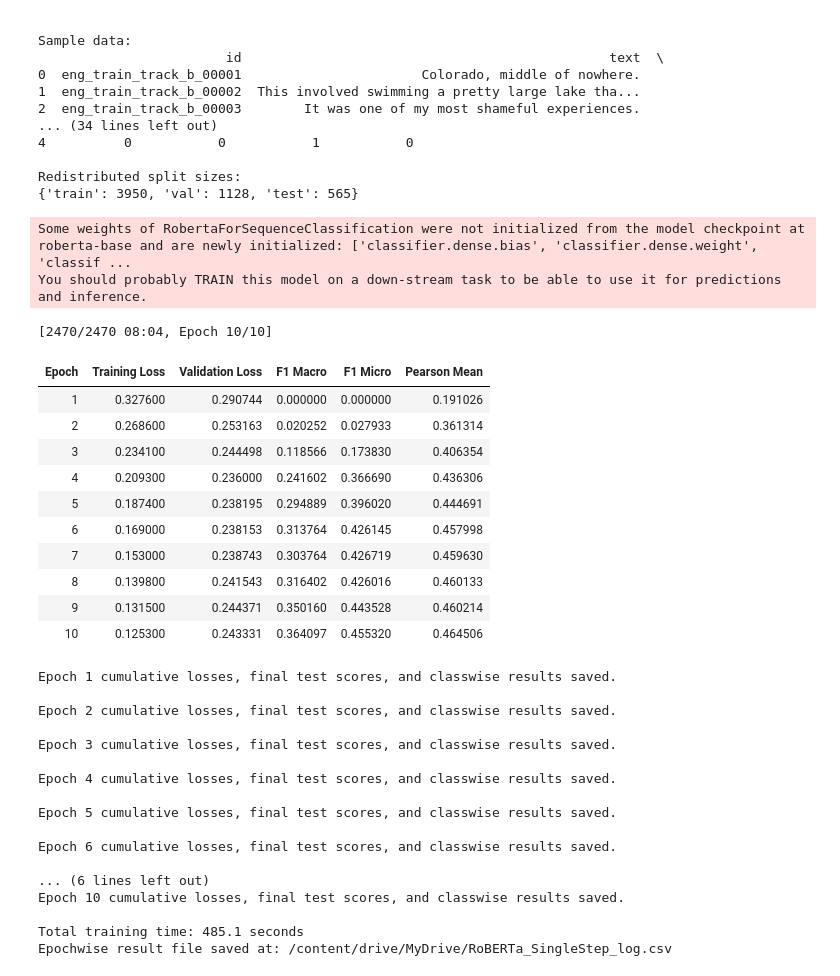
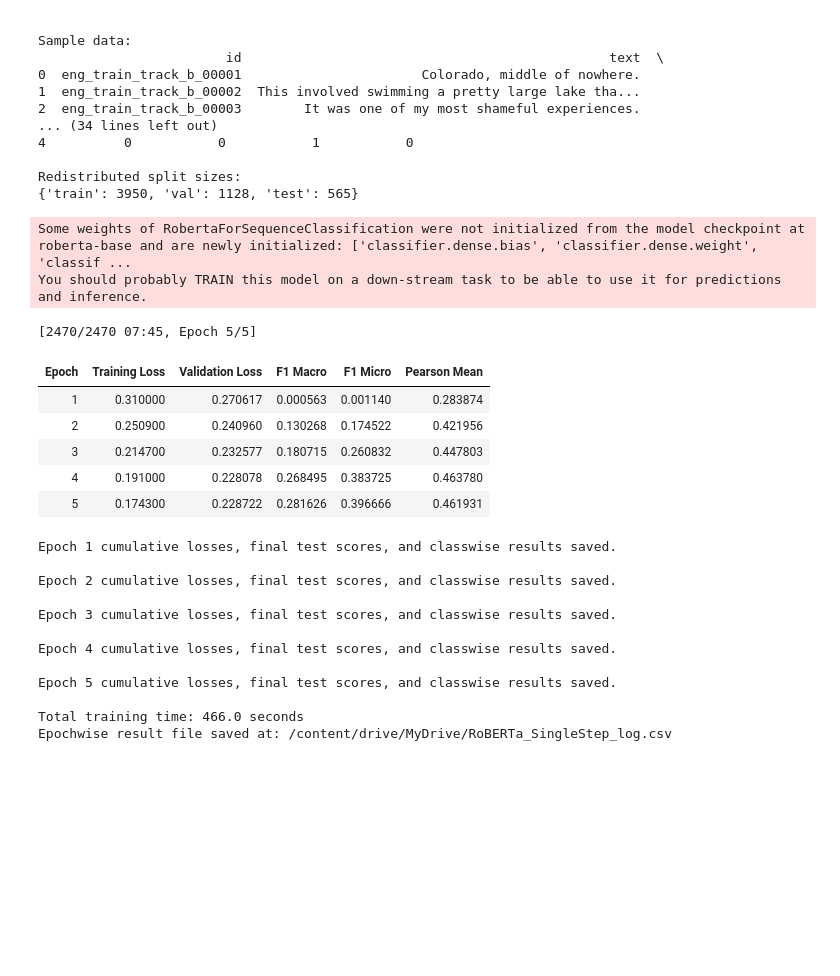
Before and after one commit to sharayumhaske22/Master_Thesis, a Jupyter notebook: RoBERTa_SingleStep.ipynb, the cells around one changed output. Cells and saved outputs as stored; diff of their text form; code cells hidden in the pictures; blank space fills up the shorter version.

```diff
--- a/RoBERTa_SingleStep.ipynb
+++ b/RoBERTa_SingleStep.ipynb
@@ -90,9 +90,9 @@ with open(LOG_FILE, "w", newline="", encoding="utf-8") as f:
 
     writer.writerow(["model", "roberta-base"])
     writer.writerow(["learning_rate", 2e-5])
-    writer.writerow(["train_batch_size", 16])
-    writer.writerow(["eval_batch_size", 16])
-    writer.writerow(["epochs", 4])
+    writer.writerow(["train_batch_size", 8])
+    writer.writerow(["eval_batch_size", 4])
+    writer.writerow(["epochs", 5])
     writer.writerow([])
 
 # =========================================================
@@ -498,9 +500,9 @@ training_args = TrainingArguments(
     output_dir="/content/roberta_output",
 
     learning_rate=2e-5,
-    per_device_train_batch_size=16,
-    per_device_eval_batch_size=16,
-    num_train_epochs=10,
+    per_device_train_batch_size=8,
+    per_device_eval_batch_size=4,
+    num_train_epochs=5,
 
     eval_strategy="epoch",
     logging_strategy="epoch",
@@ -526,44 +528,39 @@ callback = SaveEpochResultsCallback(
 
 trainer = Trainer(
     model=model,
     args=training_args,
     train_dataset=train_single,
     eval_dataset=val_single,
     data_collator=data_collator,
     processing_class=tokenizer,
     compute_metrics=compute_metrics,
     callbacks=[callback]
 )
 
 callback.trainer_ref = trainer
 
 
 # =========================================================
 # 17. TRAIN
 # =========================================================
 start = time.time()
 
 trainer.train()
 
 end = time.time()
 
 print(f"\nTotal training time: {end - start:.1f} seconds")
 print("Epochwise result file saved at:", LOG_FILE)
 # %% [output]
 Some weights of RobertaForSequenceClassification were not initialized from the model checkpoint at roberta-base and are newly initialized: ['classifier.dense.bias', 'classifier.dense.weight', 'classif ...
 You should probably TRAIN this model on a down-stream task to be able to use it for predictions and inference.
-[2470/2470 08:04, Epoch 10/10]
+[2470/2470 07:45, Epoch 5/5]
 | Epoch | Training Loss | Validation Loss | F1 Macro | F1 Micro | Pearson Mean |
-| 1 | 0.327600 | 0.290744 | 0.000000 | 0.000000 | 0.191026 |
-| 2 | 0.268600 | 0.253163 | 0.020252 | 0.027933 | 0.361314 |
-| 3 | 0.234100 | 0.244498 | 0.118566 | 0.173830 | 0.406354 |
-| 4 | 0.209300 | 0.236000 | 0.241602 | 0.366690 | 0.436306 |
-| 5 | 0.187400 | 0.238195 | 0.294889 | 0.396020 | 0.444691 |
-| 6 | 0.169000 | 0.238153 | 0.313764 | 0.426145 | 0.457998 |
-| 7 | 0.153000 | 0.238743 | 0.303764 | 0.426719 | 0.459630 |
-| 8 | 0.139800 | 0.241543 | 0.316402 | 0.426016 | 0.460133 |
-| 9 | 0.131500 | 0.244371 | 0.350160 | 0.443528 | 0.460214 |
-| 10 | 0.125300 | 0.243331 | 0.364097 | 0.455320 | 0.464506 |
+| 1 | 0.310000 | 0.270617 | 0.000563 | 0.001140 | 0.283874 |
+| 2 | 0.250900 | 0.240960 | 0.130268 | 0.174522 | 0.421956 |
+| 3 | 0.214700 | 0.232577 | 0.180715 | 0.260832 | 0.447803 |
+| 4 | 0.191000 | 0.228078 | 0.268495 | 0.383725 | 0.463780 |
+| 5 | 0.174300 | 0.228722 | 0.281626 | 0.396666 | 0.461931 |
 Epoch 1 cumulative losses, final test scores, and classwise results saved.
 
 Epoch 2 cumulative losses, final test scores, and classwise results saved.
@@ -574,10 +571,5 @@ Epoch 4 cumulative losses, final test scores, and classwise results saved.
 
 Epoch 5 cumulative losses, final test scores, and classwise results saved.
 
-Epoch 6 cumulative losses, final test scores, and classwise results saved.
-
-... (6 lines left out)
-Epoch 10 cumulative losses, final test scores, and classwise results saved.
-
-Total training time: 485.1 seconds
+Total training time: 466.0 seconds
 Epochwise result file saved at: /content/drive/MyDrive/RoBERTa_SingleStep_log.csv
```
Also changed, not shown: parts of 3 cells of this notebook, 5 other files.
